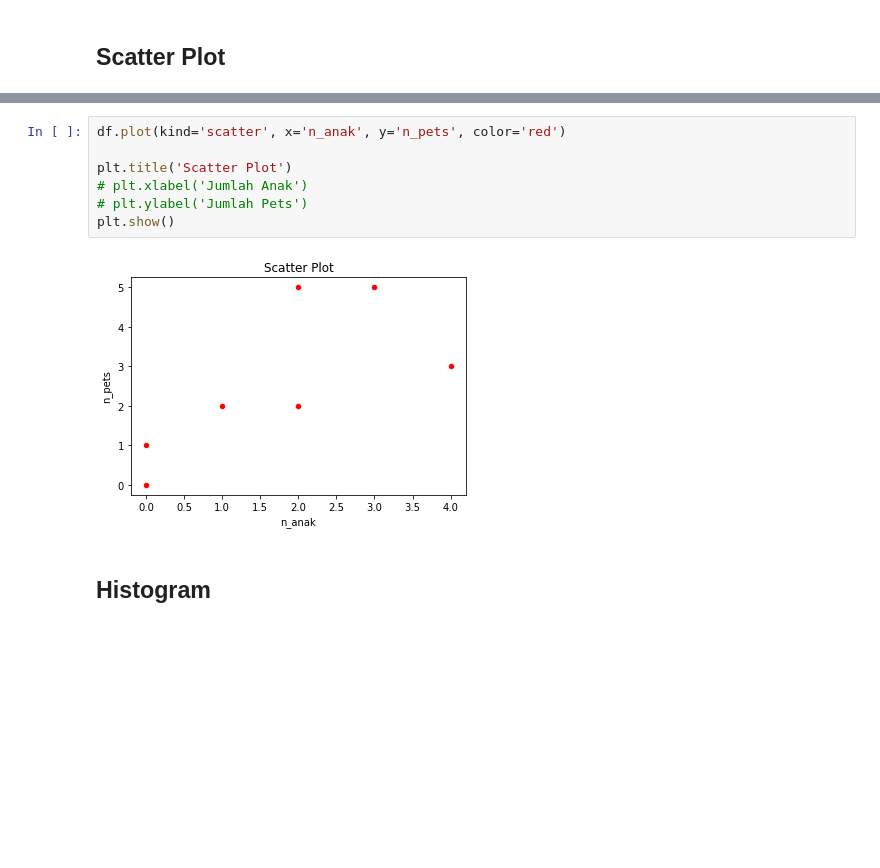
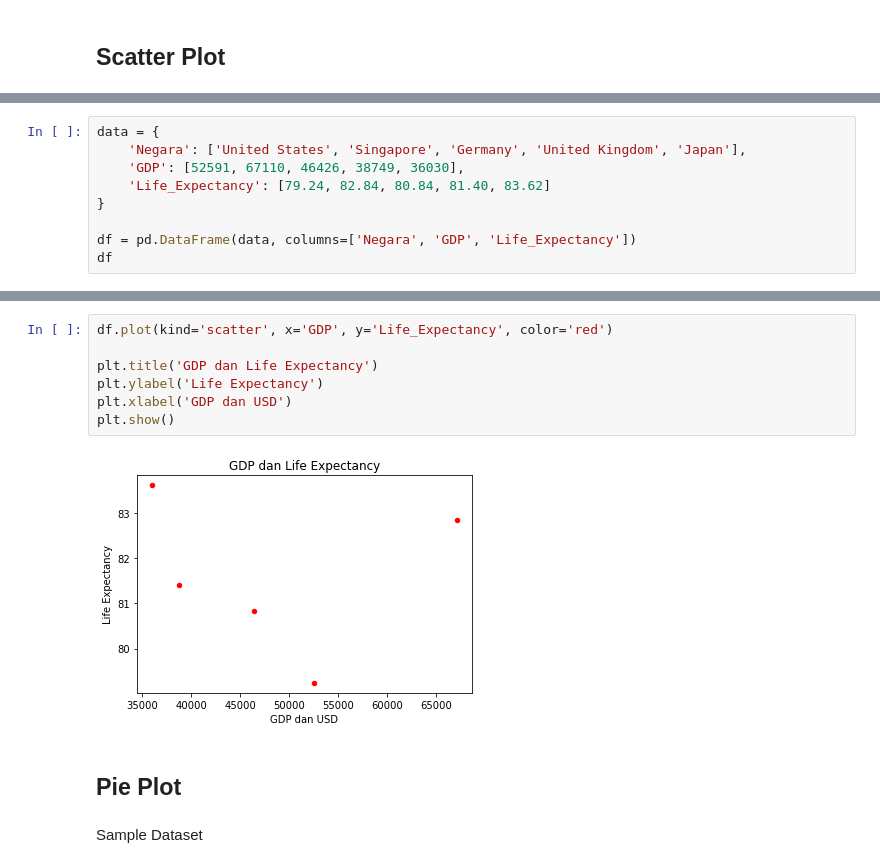
Before and after one commit to boedybios/belajar_matplotlib, a Jupyter notebook: 21_pandas_dan_matplotlib_part2.ipynb, the cells around one changed output, grey strips where cells are left out. Saved outputs shown, nothing was run; the diff lists cells and outputs as text; blank space fills up the shorter version.

```diff
--- a/21_pandas_dan_matplotlib_part2.ipynb
+++ b/21_pandas_dan_matplotlib_part2.ipynb
@@ -45,0 +113,9 @@ df
+# %%
+data = {
+    'Negara': ['United States', 'Singapore', 'Germany', 'United Kingdom', 'Japan'],
+    'GDP': [52591, 67110, 46426, 38749, 36030],
+    'Life_Expectancy': [79.24, 82.84, 80.84, 81.40, 83.62]
+}
+
+df = pd.DataFrame(data, columns=['Negara', 'GDP', 'Life_Expectancy'])
+df
@@ -46,11 +129,13 @@ df
 # %%
-df.plot(kind='scatter', x='n_anak', y='n_pets', color='red')
+df.plot(kind='scatter', x='GDP', y='Life_Expectancy', color='red')
 
-plt.title('Scatter Plot')
-# plt.xlabel('Jumlah Anak')
-# plt.ylabel('Jumlah Pets')
+plt.title('GDP dan Life Expectancy')
+plt.ylabel('Life Expectancy')
+plt.xlabel('GDP dan USD')
 plt.show()
 # %% [output]
-[figure, old version]
+[figure, new version]
-# %% [markdown]
-## Histogram
+# %% [markdown]
+## Pie Plot
+# %% [markdown]
+Sample Dataset
```
Also changed, not shown: parts of 34 cells of this notebook.
